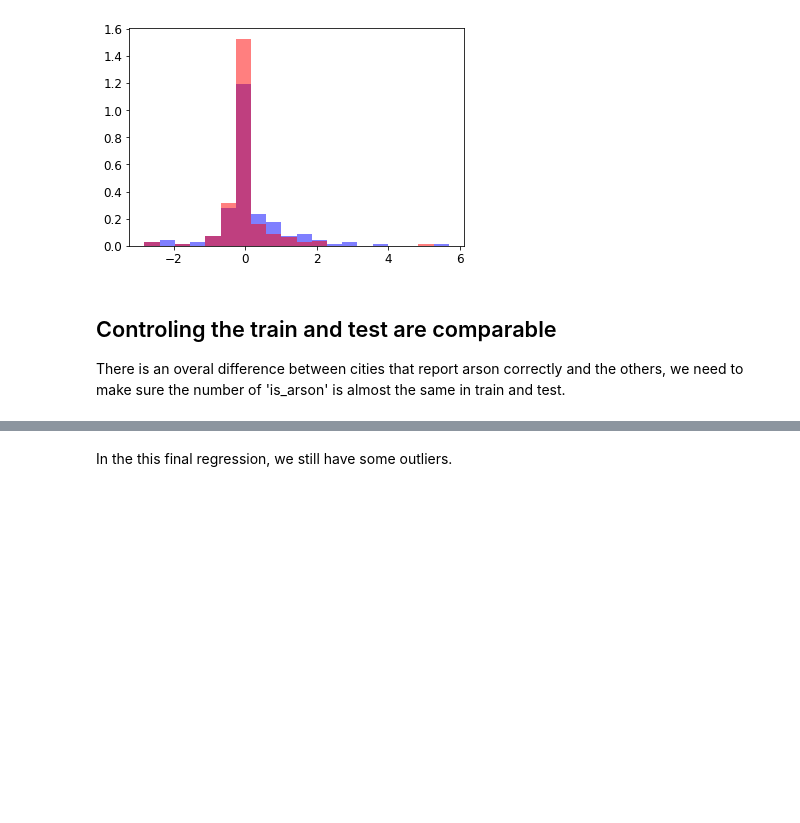
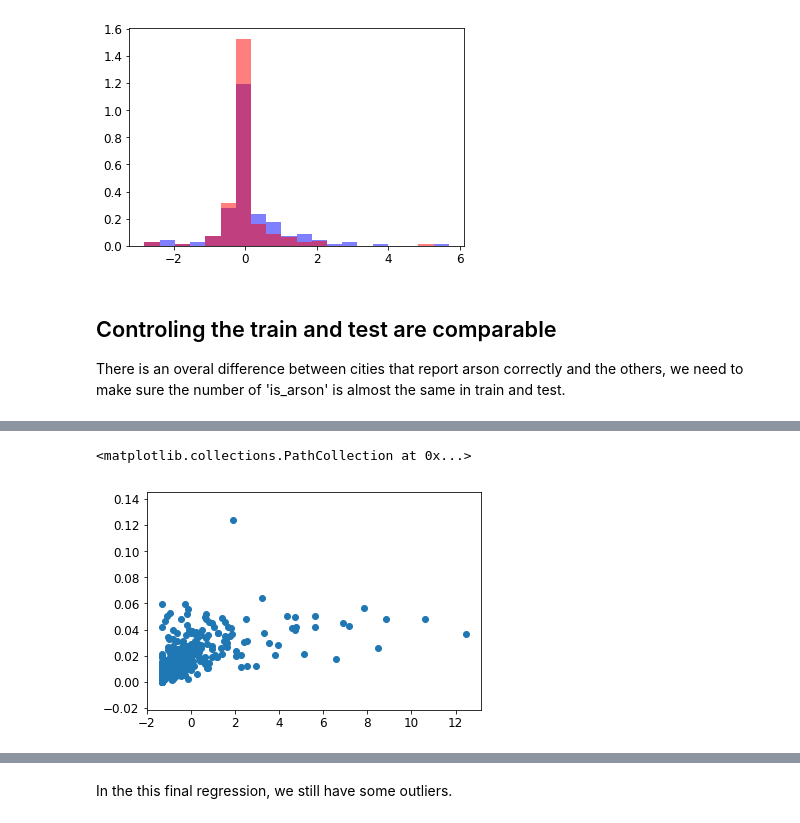
Before and after one commit to percevalve/test, a Jupyter notebook: NY_city_offense_2013.ipynb, the cells around one changed output, grey strips where cells are left out. Cells and saved outputs as stored; diff of their text form; code cells hidden in the pictures; blank space fills up the shorter version.

```diff
--- a/NY_city_offense_2013.ipynb
+++ b/NY_city_offense_2013.ipynb
@@ -407,0 +419,5 @@ plt.show()
+# %%
+plt.scatter(x.pca_0,y.property)
+# %% [output]
+<matplotlib.collections.PathCollection at 0x...>
+[figure, added]
```
Also changed, not shown: parts of 19 cells of this notebook, 8 other files.
